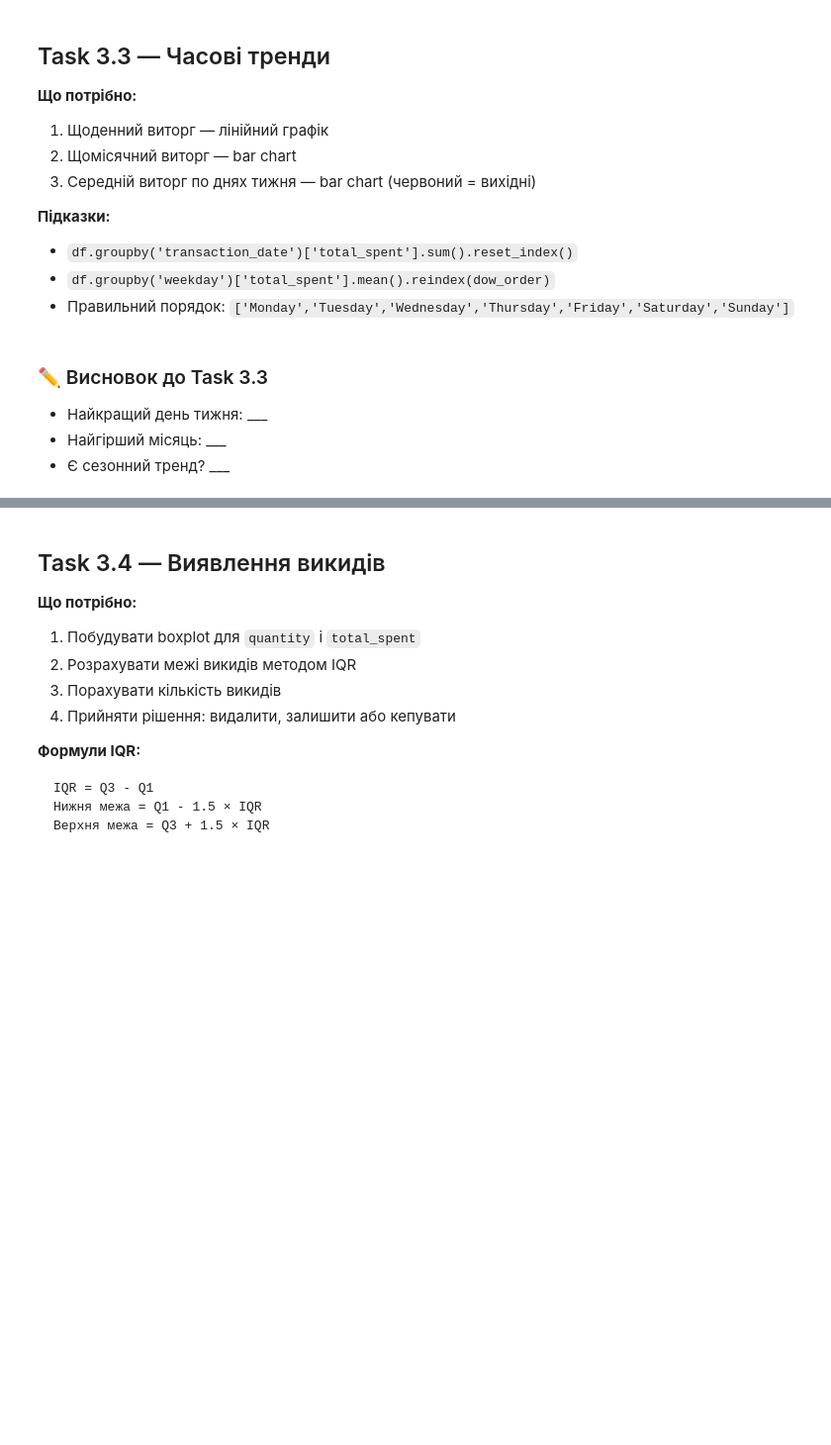
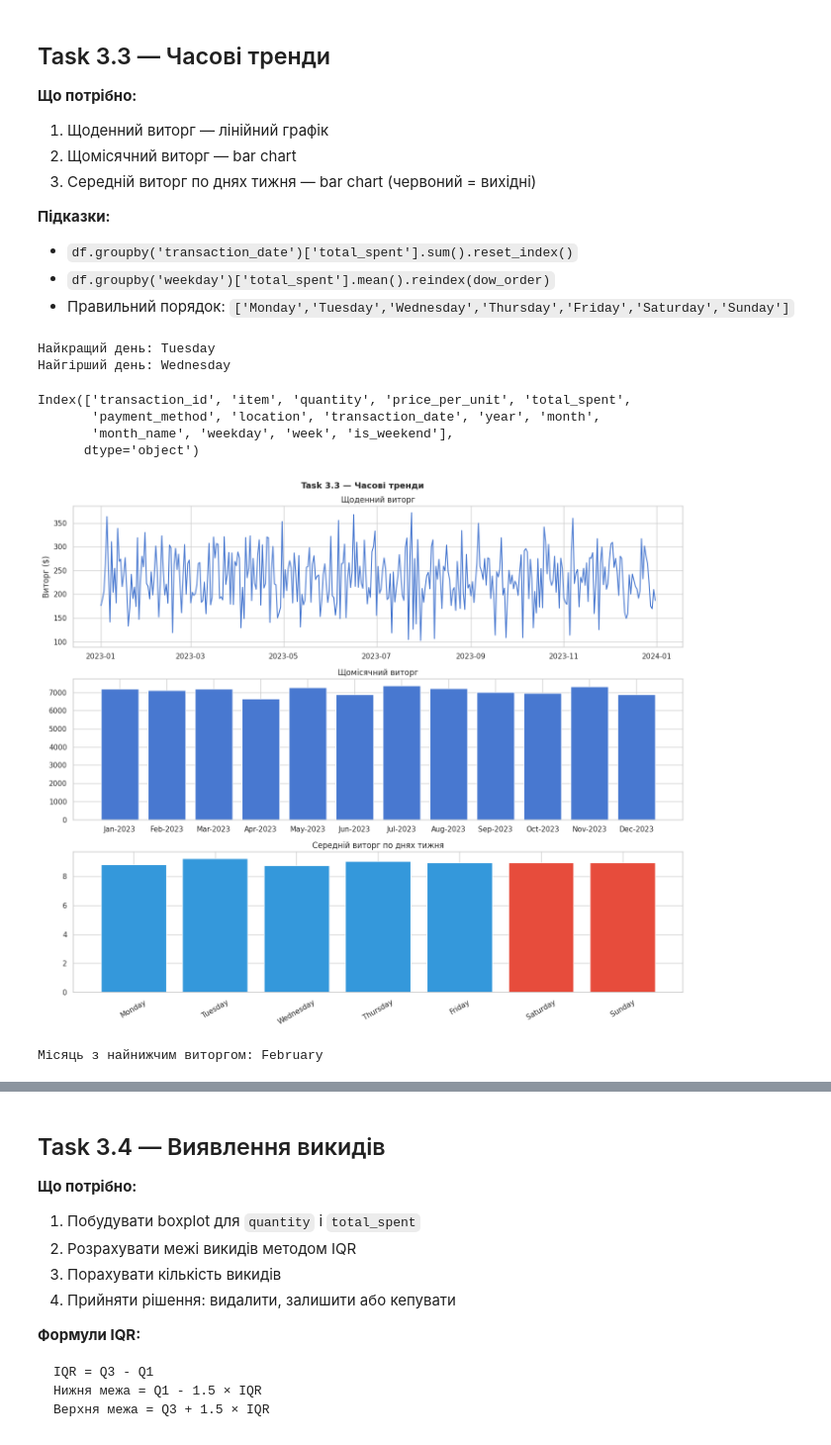
Before and after one commit to NadiiaIvashchuk/Cafe_Sales, a Jupyter notebook: cafe_eda_workbook_version2.ipynb, the cells around one changed output, grey strips where cells are left out. Shown at 99% size. Cells and saved outputs as stored; diff of their text form; code cells hidden in the pictures; blank space fills up the shorter version.

```diff
--- a/cafe_eda_workbook_version2.ipynb
+++ b/cafe_eda_workbook_version2.ipynb
@@ -799,47 +791,59 @@ plt.show()
 - Правильний порядок: `['Monday','Tuesday','Wednesday','Thursday','Friday','Saturday','Sunday']`
 # %%
 # Щоденний виторг
-daily_rev = # ВАШ КОД ТУТ
+daily_rev = (df.groupby('transaction_date')['total_spent'].sum())
 
 # Щомісячний виторг
-monthly_rev = # ВАШ КОД ТУТ
+monthly_rev = (df.groupby('month_name')['total_spent'].sum())
 
 # По днях тижня (середнє)
 dow_order = ['Monday','Tuesday','Wednesday','Thursday','Friday','Saturday','Sunday']
-avg_dow = # ВАШ КОД ТУТ
+avg_dow = df.groupby('weekday')['total_spent'].mean().reindex(dow_order)
 
 print(f'Найкращий день: {avg_dow.idxmax()}')
 print(f'Найгірший день: {avg_dow.idxmin()}')
+# %% [output]
+Найкращий день: Tuesday
+Найгірший день: Wednesday
+# %%
+df.columns
+# %% [output]
+Index(['transaction_id', 'item', 'quantity', 'price_per_unit', 'total_spent',
+       'payment_method', 'location', 'transaction_date', 'year', 'month',
+       'month_name', 'weekday', 'week', 'is_weekend'],
+      dtype='object')
 # %%
 fig, axes = plt.subplots(3, 1, figsize=(14, 12))
 fig.suptitle('Task 3.3 — Часові тренди', fontsize=13, fontweight='bold')
 
 # Графік 1: щоденний лінійний
-# ВАШ КОД ТУТ
+axes[0].plot(daily_rev.index, daily_rev.values)
 axes[0].set_title('Щоденний виторг')
 axes[0].set_ylabel('Виторг ($)')
 
 # Графік 2: щомісячний бар
 # Підказка: зробіть колонку label = перші 3 літери місяця + рік
-# ВАШ КОД ТУТ
+month_labels = ['Jan-2023','Feb-2023','Mar-2023','Apr-2023','May-2023','Jun-2023',
+                'Jul-2023','Aug-2023','Sep-2023','Oct-2023','Nov-2023','Dec-2023']
+
+axes[1].bar(month_labels, monthly_rev.values)
 axes[1].set_title('Щомісячний виторг')
 
 # Графік 3: по днях тижня (вихідні = червоні, будні = сині)
 colors_dow = ['#E74C3C' if d in ['Saturday','Sunday'] else '#3498DB' for d in avg_dow.index]
-# ВАШ КОД ТУТ
+axes[2].bar(avg_dow.index,
+            avg_dow.values,
+            color=colors_dow)
 axes[2].set_title('Середній виторг по днях тижня')
 axes[2].tick_params(axis='x', rotation=30)
 
 plt.tight_layout()
 plt.savefig('part3_task33.png', dpi=130, bbox_inches='tight')
 plt.show()
 
 # Знайти місяць з найнижчим виторгом
-worst_month = # ВАШ КОД ТУТ
+worst_month = monthly_rev.idxmin()
 print(f'Місяць з найнижчим виторгом: {worst_month}')
+# %% [output]
+[figure, added]
+Місяць з найнижчим виторгом: February
-# %% [markdown]
-### ✏️ Висновок до Task 3.3
-
-- Найкращий день тижня: ___
-- Найгірший місяць: ___
-- Є сезонний тренд? ___
```
Also changed, not shown: parts of 16 cells of this notebook.
